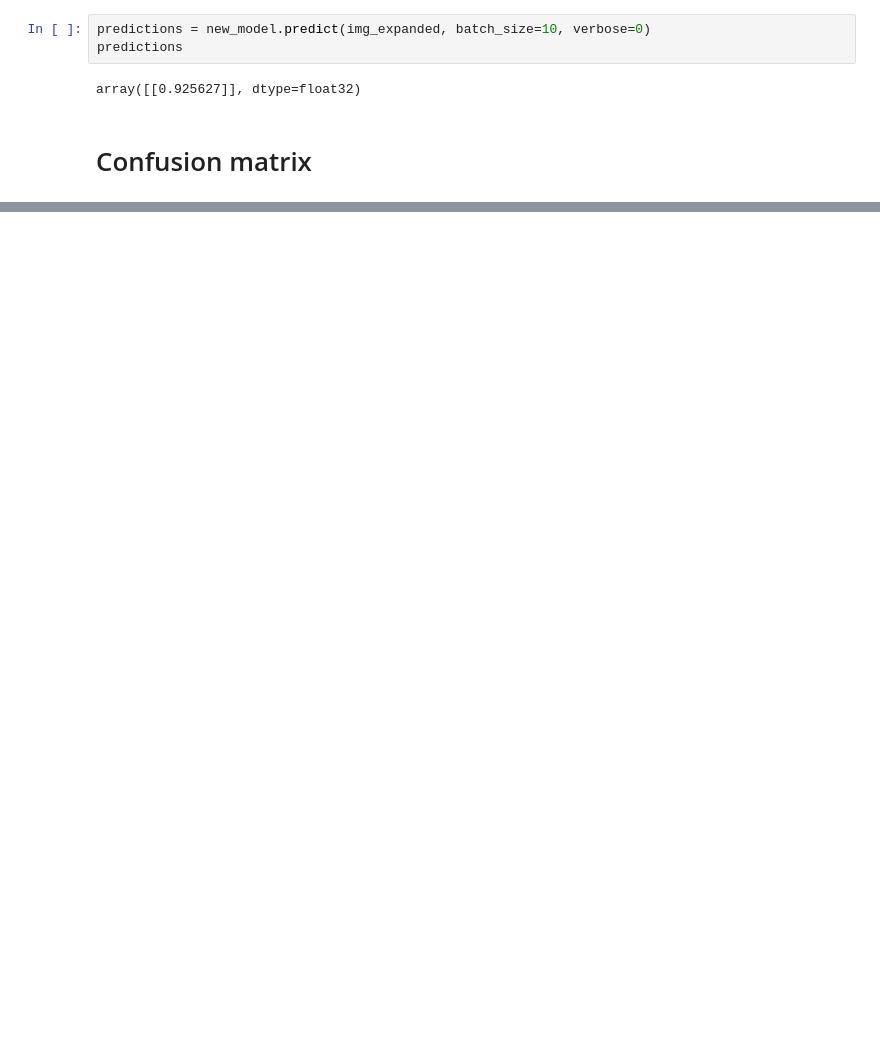
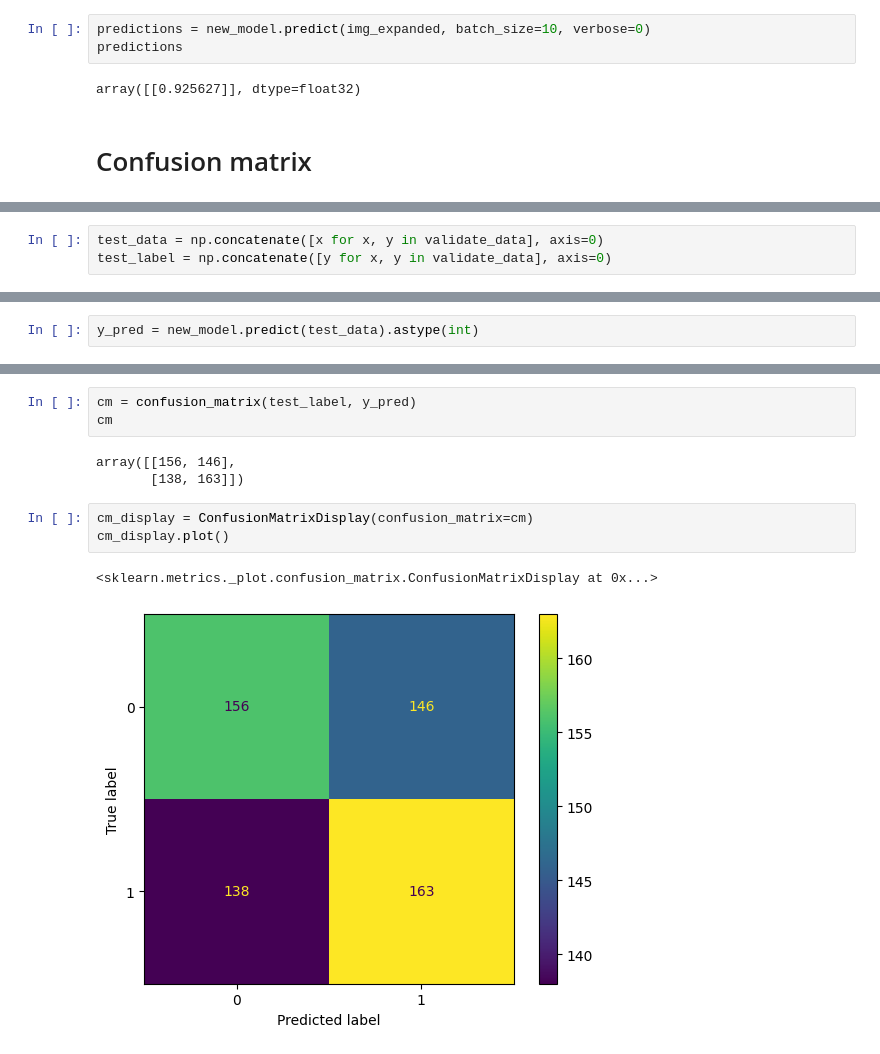
Before and after one commit to JurijJusel/Image, a Jupyter notebook: CNN_model.ipynb, the cells around one changed output, grey strips where cells are left out. Saved outputs shown, nothing was run; the diff lists cells and outputs as text; blank space fills up the shorter version.

```diff
--- a/CNN_model.ipynb
+++ b/CNN_model.ipynb
@@ -365,0 +372,3 @@ cm_display.plot()
+# %%
+test_data = np.concatenate([x for x, y in validate_data], axis=0)
+test_label = np.concatenate([y for x, y in validate_data], axis=0)
@@ -365,0 +379,2 @@ cm_display.plot()
+# %%
+y_pred = new_model.predict(test_data).astype(int)
@@ -365,0 +383,12 @@ cm_display.plot()
+# %%
+cm = confusion_matrix(test_label, y_pred)
+cm
+# %% [output]
+array([[156, 146],
+       [138, 163]])
+# %%
+cm_display = ConfusionMatrixDisplay(confusion_matrix=cm)
+cm_display.plot()
+# %% [output]
+<sklearn.metrics._plot.confusion_matrix.ConfusionMatrixDisplay at 0x...>
+[figure, added]
```
Also changed, not shown: parts of 30 cells of this notebook.
